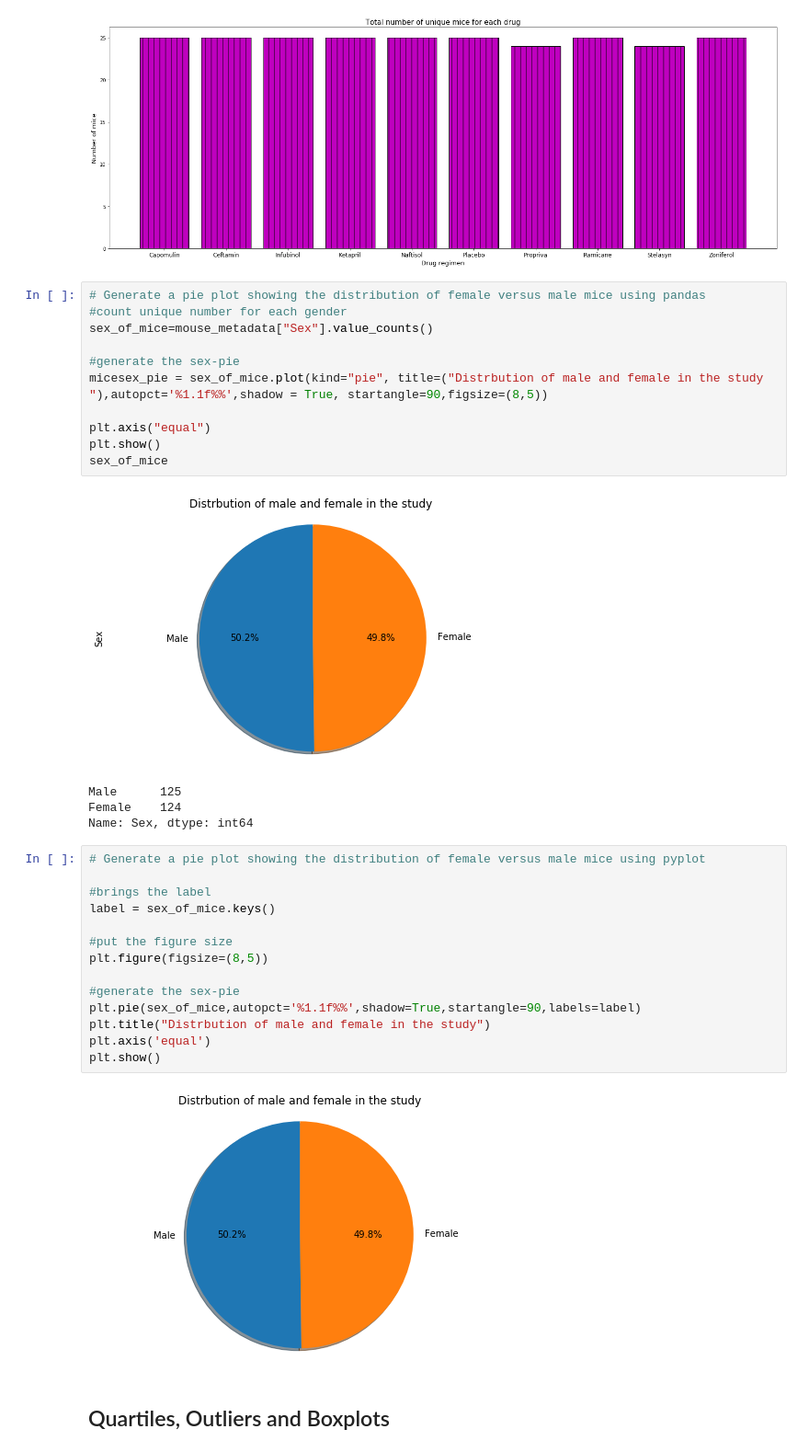
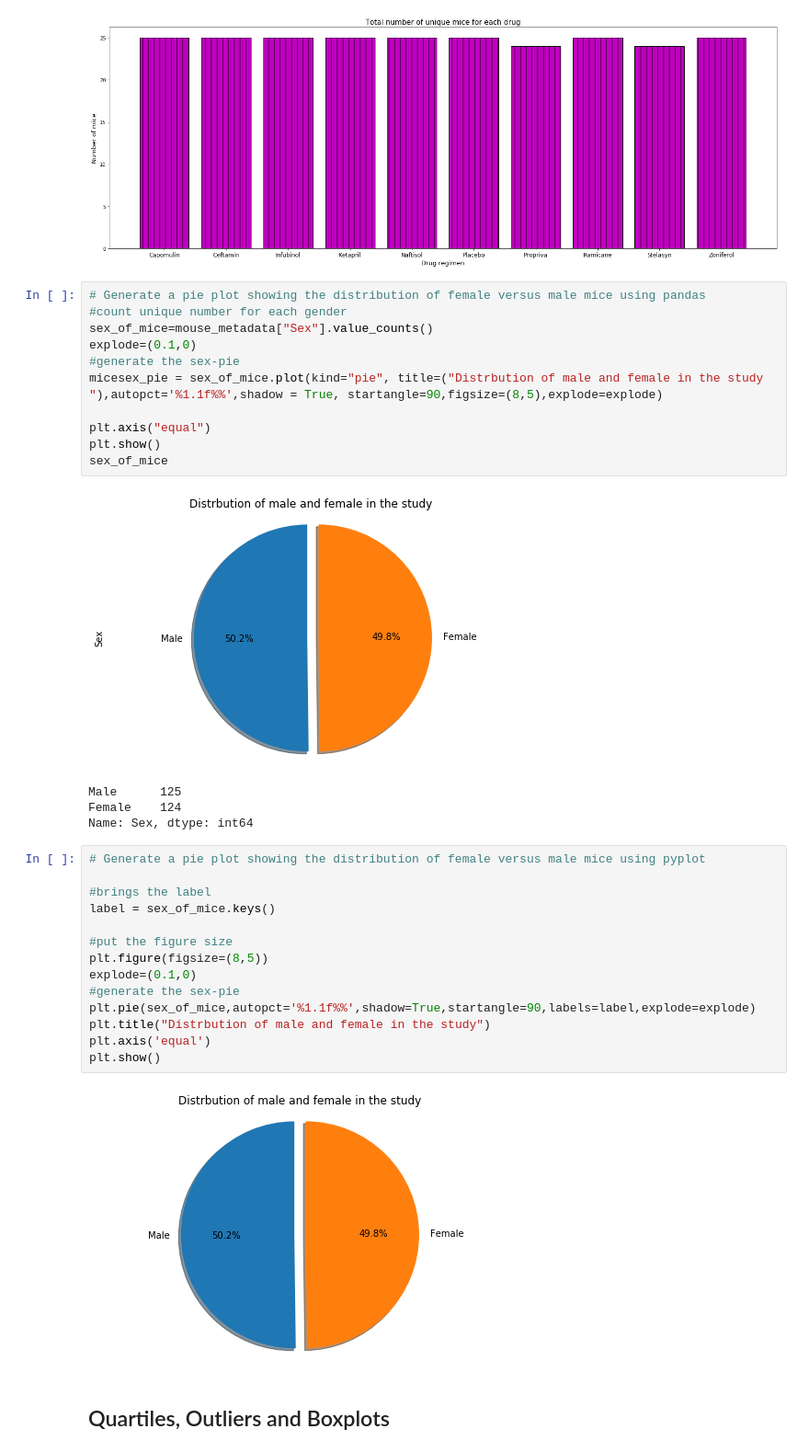
Before and after one commit to HaifaNajdawi/Matplotlib_The_power_of_plot, a Jupyter notebook: Pymaceuticals/pymaceuticals_starter.ipynb, the cells around one changed output. Shown: that part at 92% size. Saved outputs shown, nothing was run; the diff lists cells and outputs as text.

```diff
--- a/Pymaceuticals/pymaceuticals_starter.ipynb
+++ b/Pymaceuticals/pymaceuticals_starter.ipynb
@@ -205,34 +209,34 @@ plt.show()
 # Generate a pie plot showing the distribution of female versus male mice using pandas
 #count unique number for each gender
 sex_of_mice=mouse_metadata["Sex"].value_counts()
-
+explode=(0.1,0)
 #generate the sex-pie
-micesex_pie = sex_of_mice.plot(kind="pie", title=("Distrbution of male and female in the study "),autopct='%1.1f%%',shadow = True, startangle=90,figsize=(8,5))
+micesex_pie = sex_of_mice.plot(kind="pie", title=("Distrbution of male and female in the study "),autopct='%1.1f%%',shadow = True, startangle=90,figsize=(8,5),explode=explode)
 
 plt.axis("equal")
 plt.show()
 sex_of_mice
 # %% [output]
-[figure, old version]
+[figure, new version]
 Male      125
 Female    124
 Name: Sex, dtype: int64
 # %%
 # Generate a pie plot showing the distribution of female versus male mice using pyplot
 
 #brings the label
 label = sex_of_mice.keys()
 
 #put the figure size
 plt.figure(figsize=(8,5))
-
+explode=(0.1,0)
 #generate the sex-pie
-plt.pie(sex_of_mice,autopct='%1.1f%%',shadow=True,startangle=90,labels=label)
+plt.pie(sex_of_mice,autopct='%1.1f%%',shadow=True,startangle=90,labels=label,explode=explode)
 plt.title("Distrbution of male and female in the study")
 plt.axis('equal')
 plt.show()
 # %% [output]
-[figure, old version]
+[figure, new version]
 # %% [markdown]
 ## Quartiles, Outliers and Boxplots
 # %%
```
Also changed, not shown: parts of 5 cells of this notebook, 1 other file.
